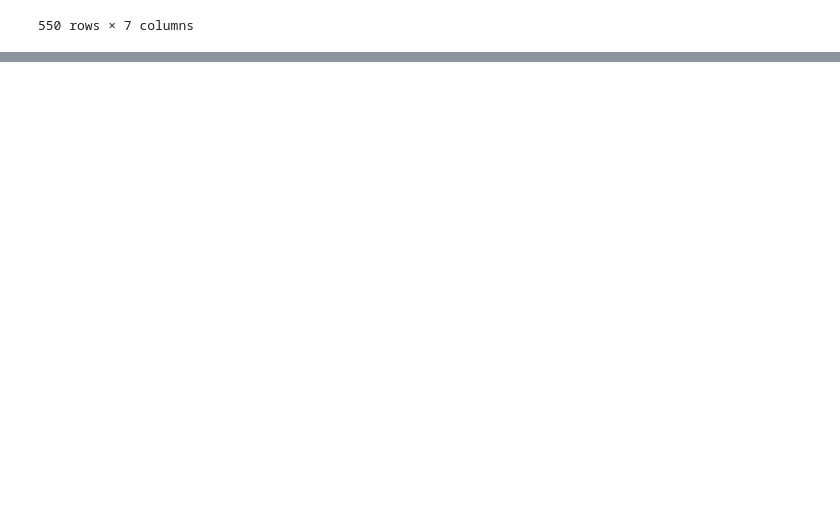
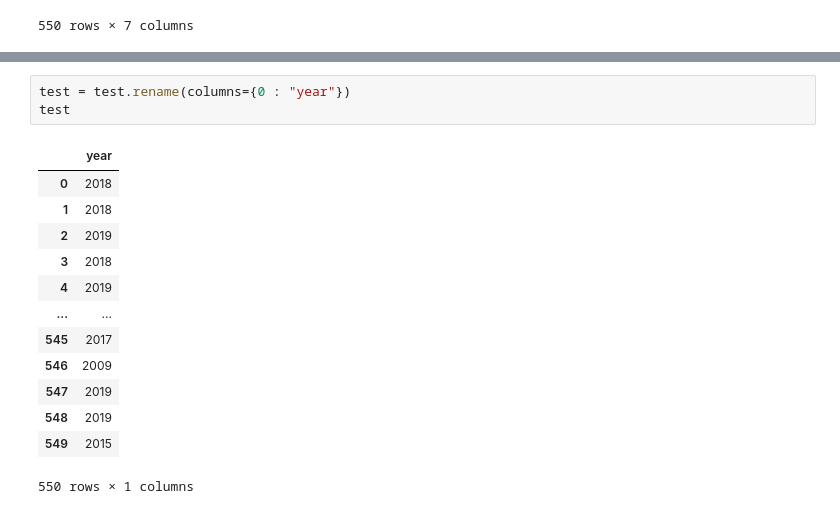
Before and after one commit to WilliamDHughes/ETL-Project-Group-1, a Jupyter notebook: bee_work/bee_dataframe_edit.ipynb, the cells around one changed output, grey strips where cells are left out. Cells and saved outputs as stored; diff of their text form; blank space fills up the shorter version.

```diff
--- a/bee_work/bee_dataframe_edit.ipynb
+++ b/bee_work/bee_dataframe_edit.ipynb
@@ -222,0 +240,17 @@ df_inter
+# %%
+test = test.rename(columns={0 : "year"})
+test
+# %% [output]
+|  | year |
+| 0 | 2018 |
+| 1 | 2018 |
+| 2 | 2019 |
+| 3 | 2018 |
+| 4 | 2019 |
+| ... | ... |
+| 545 | 2017 |
+| 546 | 2009 |
+| 547 | 2019 |
+| 548 | 2019 |
+| 549 | 2015 |
+550 rows × 1 columns
```
Also changed, not shown: parts of 5 cells of this notebook.
